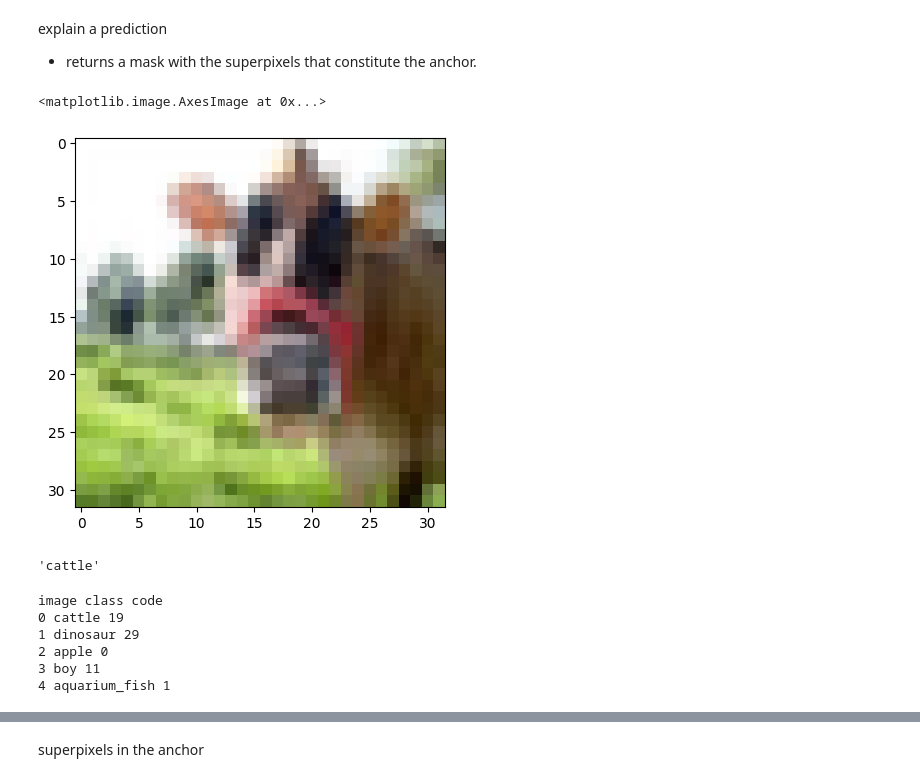
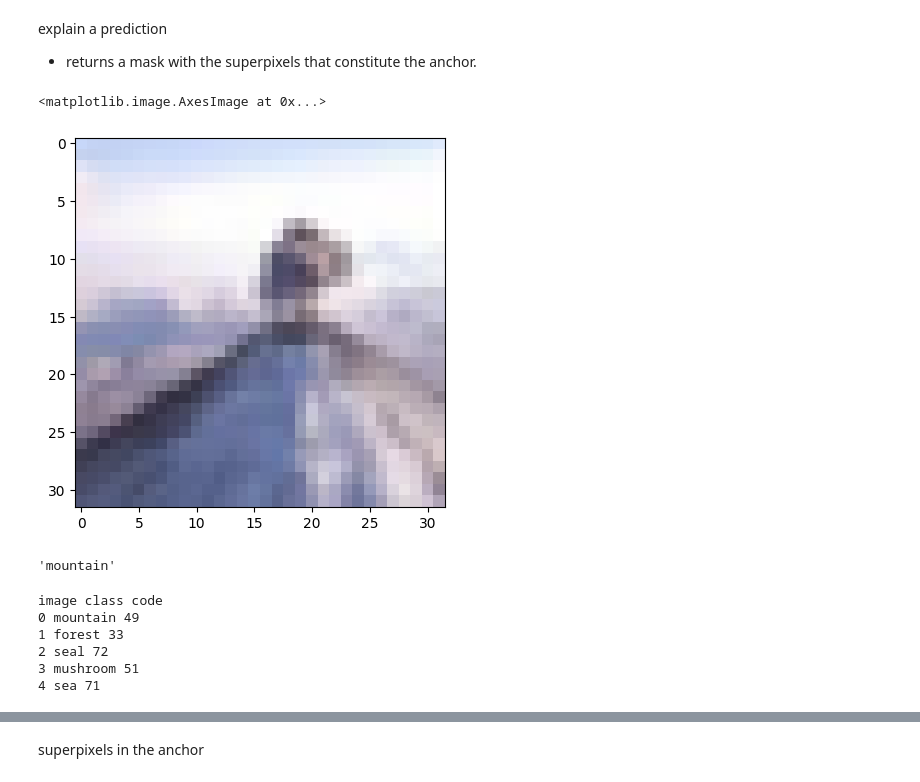
Before and after one commit to eduardhogea/Bias-Identification, a Jupyter notebook: anchors.ipynb, the cells around one changed output, grey strips where cells are left out. Drawn from its saved outputs; the diff is of its cells as text; code cells hidden in the pictures.

```diff
--- a/anchors.ipynb
+++ b/anchors.ipynb
@@ -161,26 +167,25 @@ explain a prediction
 - returns a mask with the superpixels that constitute the anchor.
 # %%
 # for dataset from CIFAR-100
-#i = 15 #0
-plt.imshow(x_train[0])
+plt.imshow(x_test[0])
 # %% [output]
 <matplotlib.image.AxesImage at 0x...>
-[figure, old version]
+[figure, new version]
 # %%
-cifar100_classes[y_train[0][0]]
+cifar100_classes[y_test[0][0]]
 # %% [output]
-'cattle'
+'mountain'
 # %%
 print("image", "class", "code")
 for i in range(subset_length):
-  print(i, cifar100_classes[y_train[i][0]], y_train[i][0]) # image, class, code for label
+  print(i, cifar100_classes[y_test[i][0]], y_test[i][0]) # image, class, code for label
 # %% [output]
 image class code
-0 cattle 19
-1 dinosaur 29
-2 apple 0
-3 boy 11
-4 aquarium_fish 1
+0 mountain 49
+1 forest 33
+2 seal 72
+3 mushroom 51
+4 sea 71
 # %%
 # for CIFAR-100 example
 np.random.seed(42)
```
Also changed, not shown: parts of 10 cells of this notebook.
